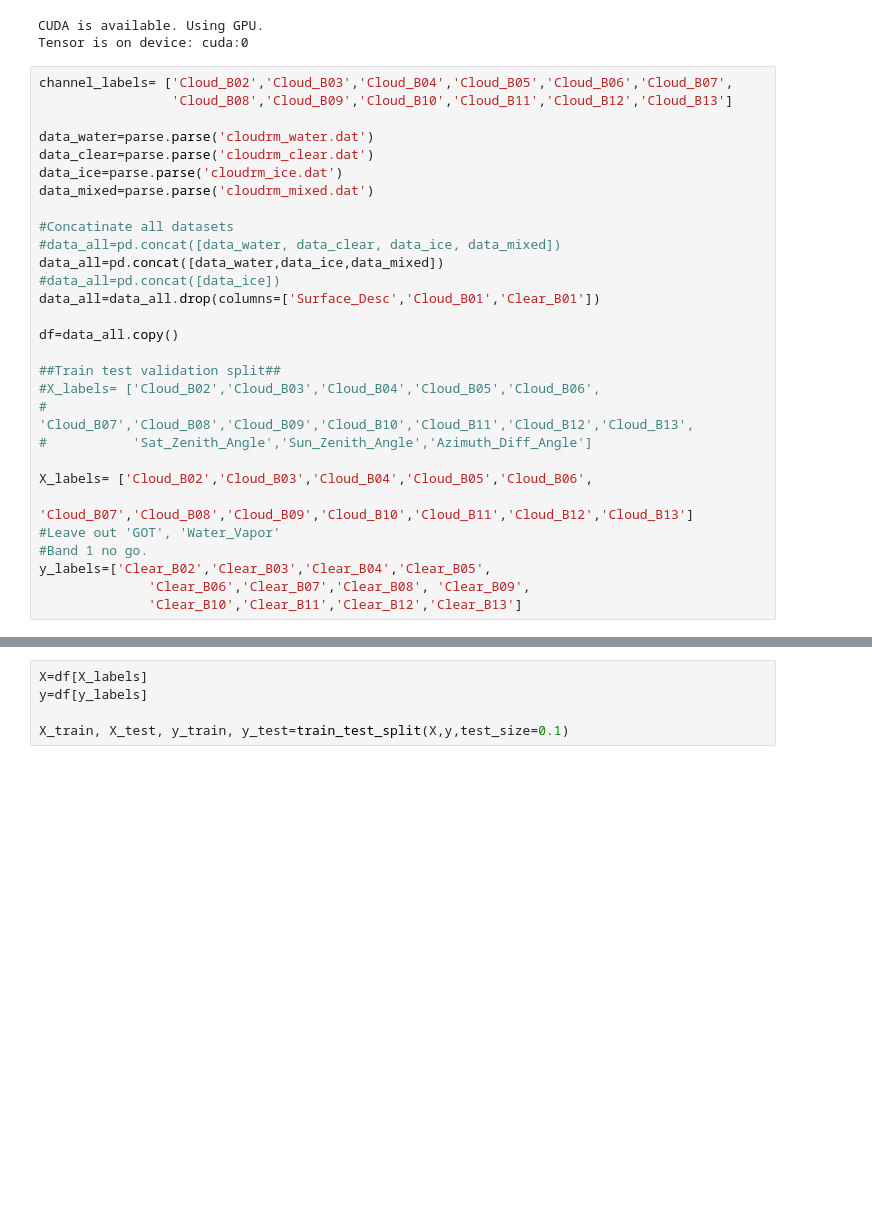
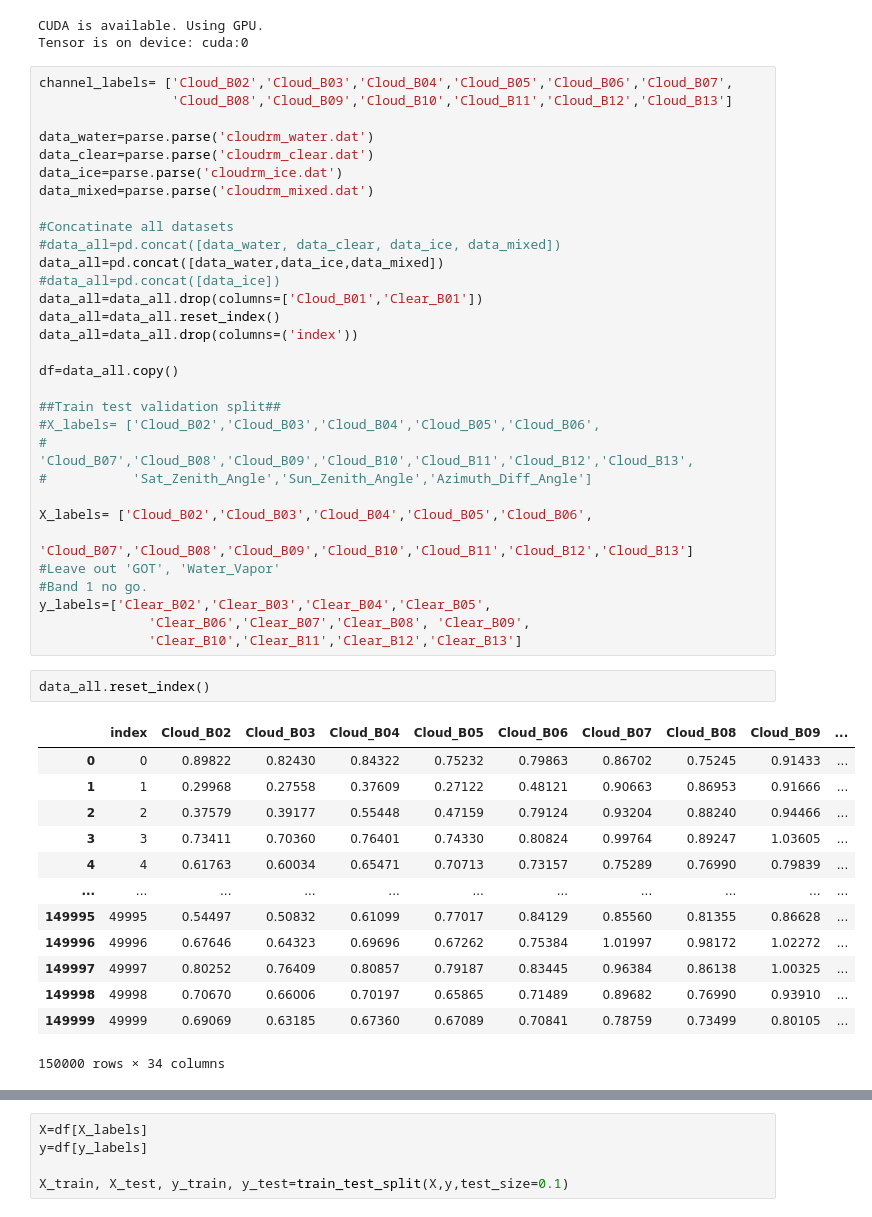
Before and after one commit to filipronn/SEEX30_Cloud_Fog, a Jupyter notebook: Cloud_rm/train_model noclear.ipynb, the cells around one changed output, grey strips where cells are left out. Cells and saved outputs as stored; diff of their text form; blank space fills up the shorter version.

```diff
--- a/Cloud_rm/train_model noclear.ipynb
+++ b/Cloud_rm/train_model noclear.ipynb
@@ -67,7 +67,9 @@ data_mixed=parse.parse('cloudrm_mixed.dat')
 #data_all=pd.concat([data_water, data_clear, data_ice, data_mixed])
 data_all=pd.concat([data_water,data_ice,data_mixed])
 #data_all=pd.concat([data_ice])
-data_all=data_all.drop(columns=['Surface_Desc','Cloud_B01','Clear_B01'])
+data_all=data_all.drop(columns=['Cloud_B01','Clear_B01'])
+data_all=data_all.reset_index()
+data_all=data_all.drop(columns=('index'))
 
 df=data_all.copy()
 
@@ -83,3 +85,19 @@ X_labels= ['Cloud_B02','Cloud_B03','Cloud_B04','Cloud_B05','Cloud_B06',
 y_labels=['Clear_B02','Clear_B03','Clear_B04','Clear_B05',
               'Clear_B06','Clear_B07','Clear_B08', 'Clear_B09',
               'Clear_B10','Clear_B11','Clear_B12','Clear_B13']
+# %%
+data_all.reset_index()
+# %% [output]
+|  | index | Cloud_B02 | Cloud_B03 | Cloud_B04 | Cloud_B05 | Cloud_B06 | Cloud_B07 | Cloud_B08 | Cloud_B09 | ... |
+| 0 | 0 | 0.89822 | 0.82430 | 0.84322 | 0.75232 | 0.79863 | 0.86702 | 0.75245 | 0.91433 | ... |
+| 1 | 1 | 0.29968 | 0.27558 | 0.37609 | 0.27122 | 0.48121 | 0.90663 | 0.86953 | 0.91666 | ... |
+| 2 | 2 | 0.37579 | 0.39177 | 0.55448 | 0.47159 | 0.79124 | 0.93204 | 0.88240 | 0.94466 | ... |
+| 3 | 3 | 0.73411 | 0.70360 | 0.76401 | 0.74330 | 0.80824 | 0.99764 | 0.89247 | 1.03605 | ... |
+| 4 | 4 | 0.61763 | 0.60034 | 0.65471 | 0.70713 | 0.73157 | 0.75289 | 0.76990 | 0.79839 | ... |
+| ... | ... | ... | ... | ... | ... | ... | ... | ... | ... | ... |
+| 149995 | 49995 | 0.54497 | 0.50832 | 0.61099 | 0.77017 | 0.84129 | 0.85560 | 0.81355 | 0.86628 | ... |
+| 149996 | 49996 | 0.67646 | 0.64323 | 0.69696 | 0.67262 | 0.75384 | 1.01997 | 0.98172 | 1.02272 | ... |
+| 149997 | 49997 | 0.80252 | 0.76409 | 0.80857 | 0.79187 | 0.83445 | 0.96384 | 0.86138 | 1.00325 | ... |
+| 149998 | 49998 | 0.70670 | 0.66006 | 0.70197 | 0.65865 | 0.71489 | 0.89682 | 0.76990 | 0.93910 | ... |
+| 149999 | 49999 | 0.69069 | 0.63185 | 0.67360 | 0.67089 | 0.70841 | 0.78759 | 0.73499 | 0.80105 | ... |
+150000 rows × 34 columns
```
Also changed, not shown: parts of 2 cells of this notebook, 14 other files.
